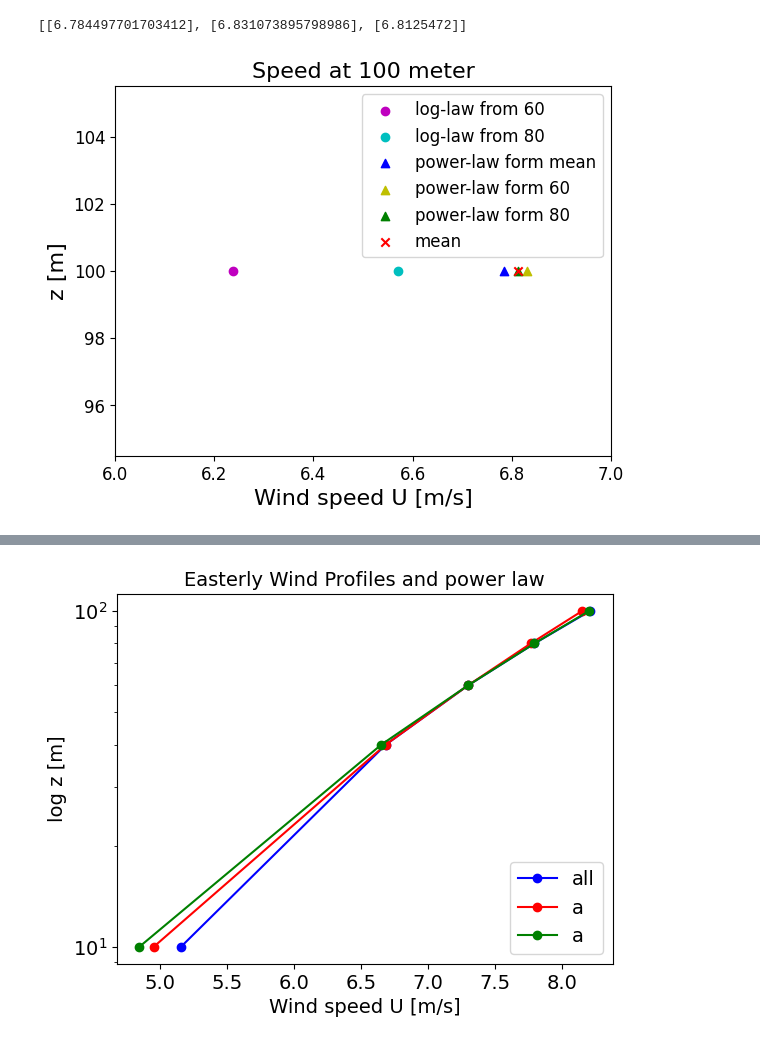
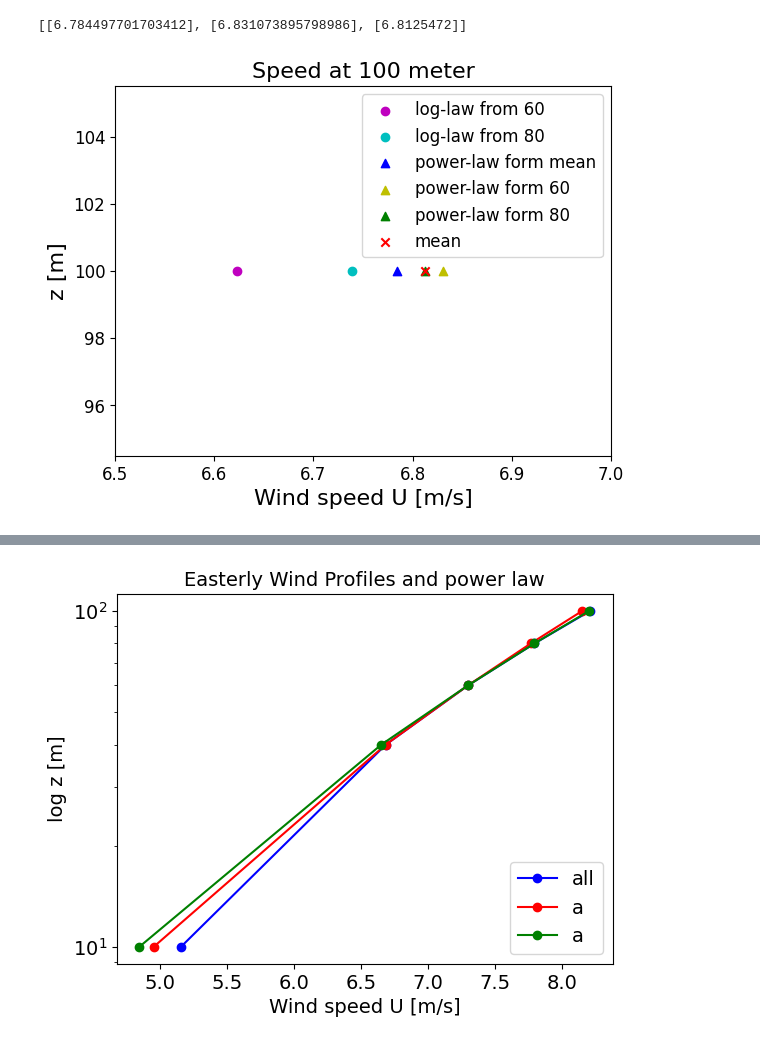
Before and after one commit to nicolaquaia/micrometereology, a Jupyter notebook: 02/assignment2_notebook_v2.ipynb, the cells around one changed output, grey strips where cells are left out. Drawn from its saved outputs; the diff is of its cells as text; code cells hidden in the pictures.

```diff
--- a/02/assignment2_notebook_v2.ipynb
+++ b/02/assignment2_notebook_v2.ipynb
@@ -450,30 +500,30 @@ print(U100_array)
 # %%
 #####     h     ################################################################
 
 z100 = z[4]
 
 plt.scatter(U100_log60, z100, marker='o', color= 'm', label='log-law from 60')
 plt.scatter(U100_log80, z100, marker='o', color = 'c', label='log-law from 80')
 
 plt.scatter(U100_array[0], z100, marker='^', color = 'b', label='power-law form mean')
 plt.scatter(U100_array[1], z100, marker='^', color = 'y', label='power-law form 60')
 plt.scatter(U100_array[2], z100, marker='^', color = 'g', label='power-law form 80')
 
 plt.scatter(U[4], z100, marker='x', color = 'r', label='mean')
 
 plt.rc('font', size=12)
 plt.rc('axes', titlesize=16)
 plt.rc('axes', labelsize=16)
 plt.xlabel('Wind speed U [m/s]')
 plt.ylabel('z [m]')
 plt.legend(loc='lower right')
 plt.title('Speed at 100 meter')
 
-plt.xlim(6,7)
+plt.xlim(6.5,7)
 plt.legend()
 plt.show()
 # %% [output]
-[figure, old version]
+[figure, new version]
 # %%
 # QUESTION 3
 
```
Also changed, not shown: parts of 9 cells of this notebook.
